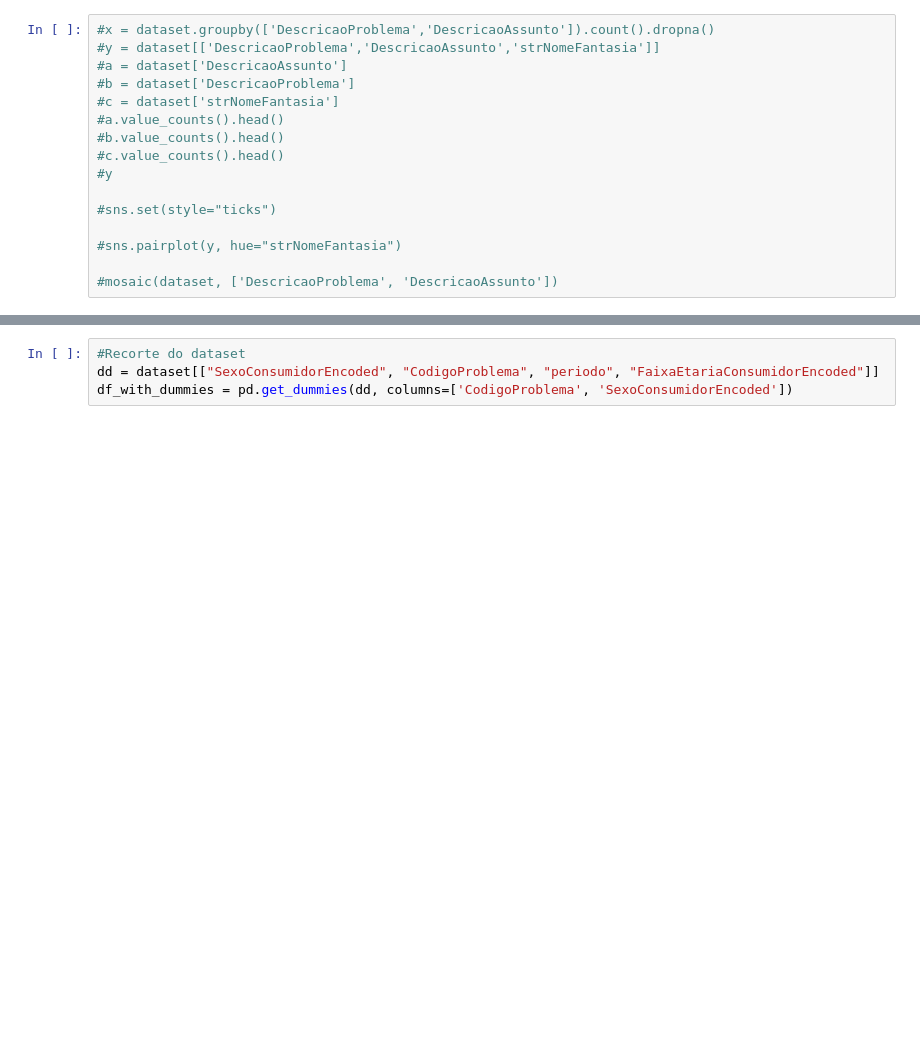
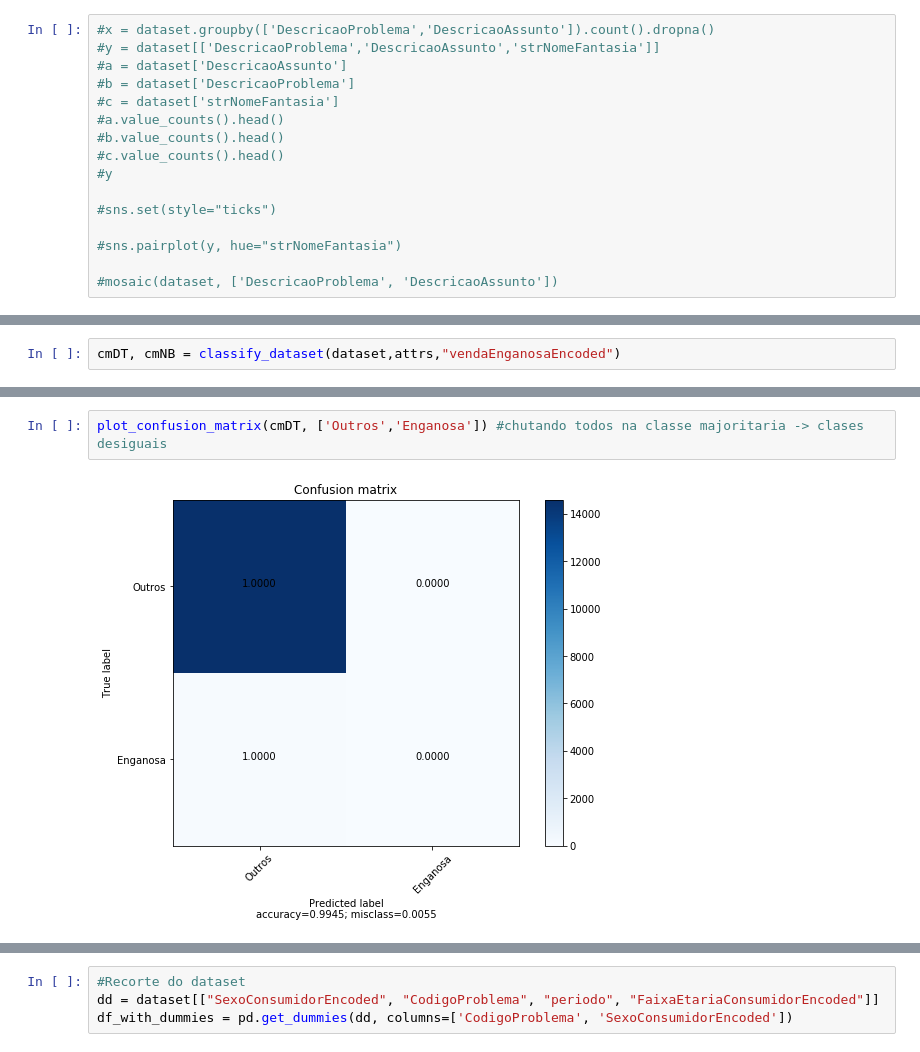
Before and after one commit to if1015-datascience-ufpe/2018-2-projeto-cambridge-analytica, a Jupyter notebook: script.ipynb, the cells around one changed output, grey strips where cells are left out. Drawn from its saved outputs; the diff is of its cells as text; blank space fills up the shorter version.

```diff
--- a/script.ipynb
+++ b/script.ipynb
@@ -329,0 +361,2 @@ Image(g.pipe(format='png'),width='100%')
+# %%
+cmDT, cmNB = classify_dataset(dataset,attrs,"vendaEnganosaEncoded")
@@ -329,0 +376,4 @@ Image(g.pipe(format='png'),width='100%')
+# %%
+plot_confusion_matrix(cmDT, ['Outros','Enganosa']) #chutando todos na classe majoritaria -> clases desiguais
+# %% [output]
+[figure, added]
```
Also changed, not shown: parts of 14 cells of this notebook.
